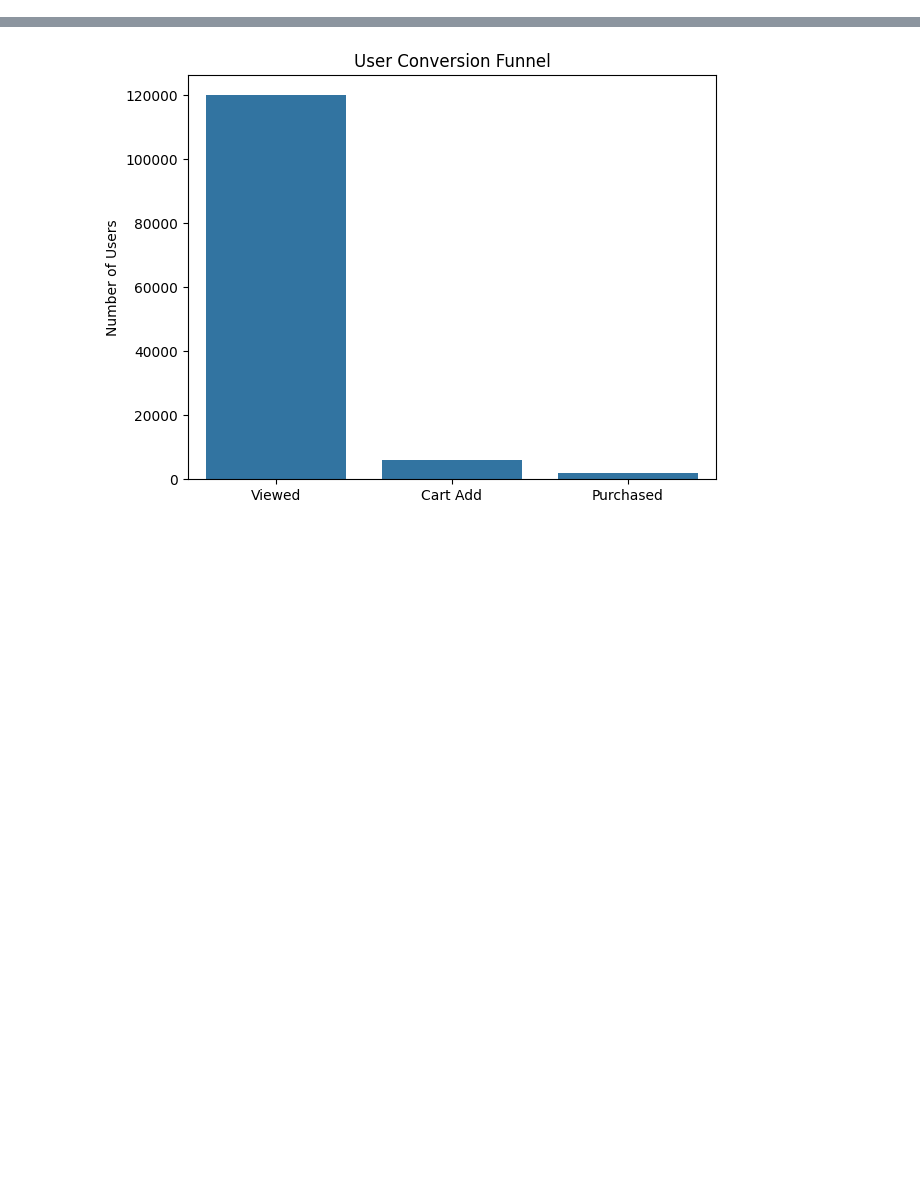
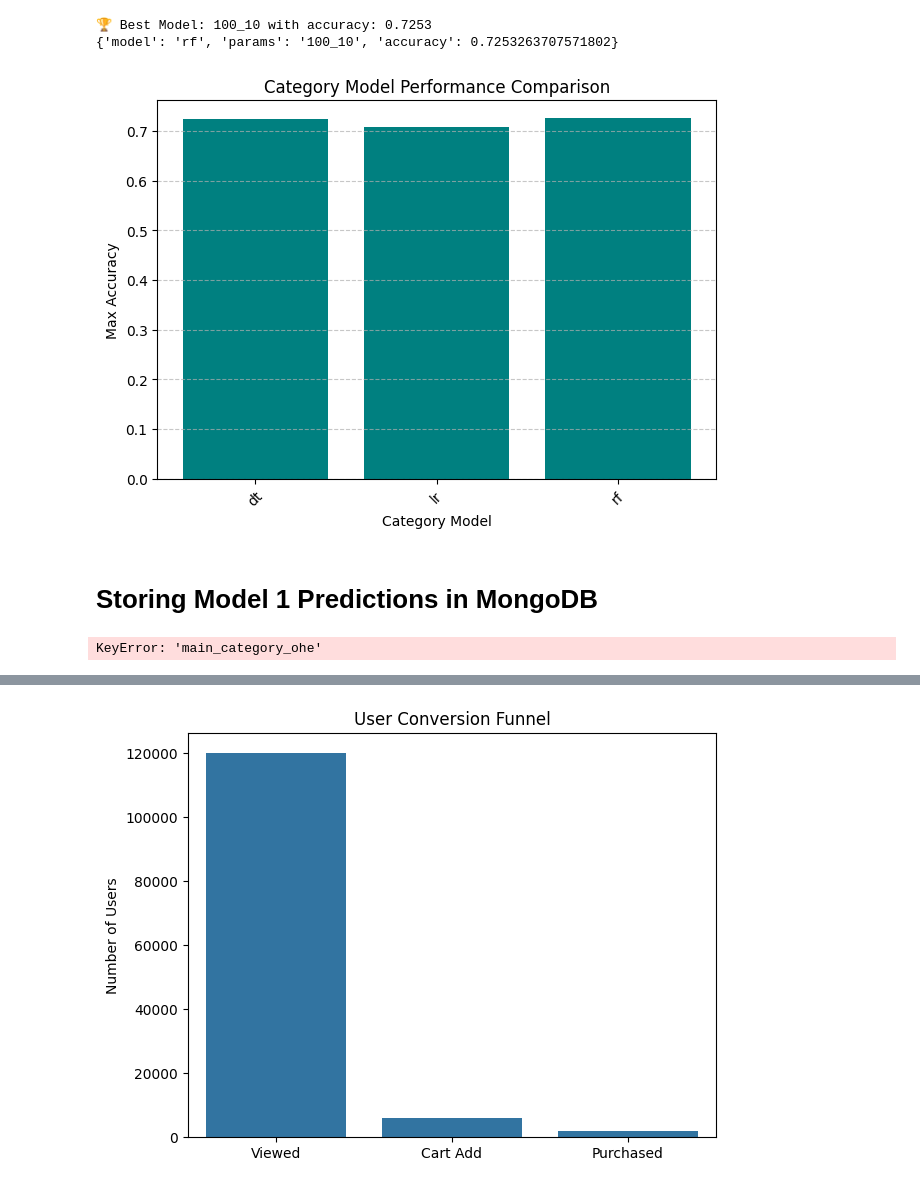
Before and after one commit to shivamAmrutia/ecomm-bigdata-project, a Jupyter notebook: notebooks/exploration1.ipynb, the cells around one changed output, grey strips where cells are left out. Saved outputs shown, nothing was run; the diff lists cells and outputs as text; code cells hidden in the pictures; blank space fills up the shorter version.

```diff
--- a/notebooks/exploration1.ipynb
+++ b/notebooks/exploration1.ipynb
@@ -247,0 +409,17 @@ with open("../output/best_params.json", "w") as f:
+# %%
+# for random forest model
+
+base_dir = "../output/category/"
+
+category_dic = {"model":"", "params": "", "accuracy": 0 }
+
+results_csv_path = os.path.join(base_dir, "grid_search_results.csv")
+result = pick_best_category_model_from_grid(results_csv_path).split(',')
+
+category_dic["model"] = result[2]
+category_dic["params"] = result[0]
+category_dic["accuracy"] = float(result[1])
+print(category_dic)
+# %% [output]
+🏆 Best Model: 100_10 with accuracy: 0.7253
+{'model': 'rf', 'params': '100_10', 'accuracy': 0.7253263707571802}
@@ -248,10 +430,28 @@ with open("../output/best_params.json", "w") as f:
+# %%
+df_cat = pd.read_csv(results_csv_path)
+max_accuracies = df_cat.groupby("model")["accuracy"].max().reset_index()
+
+# Plot
+plt.bar(max_accuracies["model"], max_accuracies["accuracy"], color = 'teal')
+plt.ylabel("Max Accuracy")
+plt.xlabel("Category Model")
+plt.title("Category Model Performance Comparison")
+plt.xticks(rotation=45)
+plt.grid(axis="y", linestyle="--", alpha=0.7)
+plt.tight_layout()
+plt.savefig("../output/figures/category_model_performance.png")
+plt.show()
+# %% [output]
+[figure, added]
+# %% [markdown]
+# Storing Model 1 Predictions in MongoDB
 # %%
 # Load predictions CSV (adjust path if needed)
 modelname, params = dic["model"], dic["params"]
 predictions_path = f"../output/{modelname}/{modelname}_{params}/predictions.csv"
 df_predictions = pd.read_csv(predictions_path)
 # %%
-labels = indexer.fit(temp_df).labels  # List of category strings
+labels = indexer_1.fit(temp_df).labels  # List of category strings
 
 # Convert string like '[0.0, 0.0, 1.0, 0.0]' to a list of floats
 
@@ -273,6 +473,8 @@ df_predictions["main_category_index"] = df_predictions["main_category_ohe"].appl
 df_predictions["main_category"] = df_predictions["main_category_index"].map(
     lambda i: labels[i] if 0 <= i < len(labels) else "unknown"
 )
+# %% [output]
+KeyError: 'main_category_ohe'
 # %%
 df_predictions.head()
 # %% [output]
```
Also changed, not shown: parts of 24 cells of this notebook, 4 other files.
